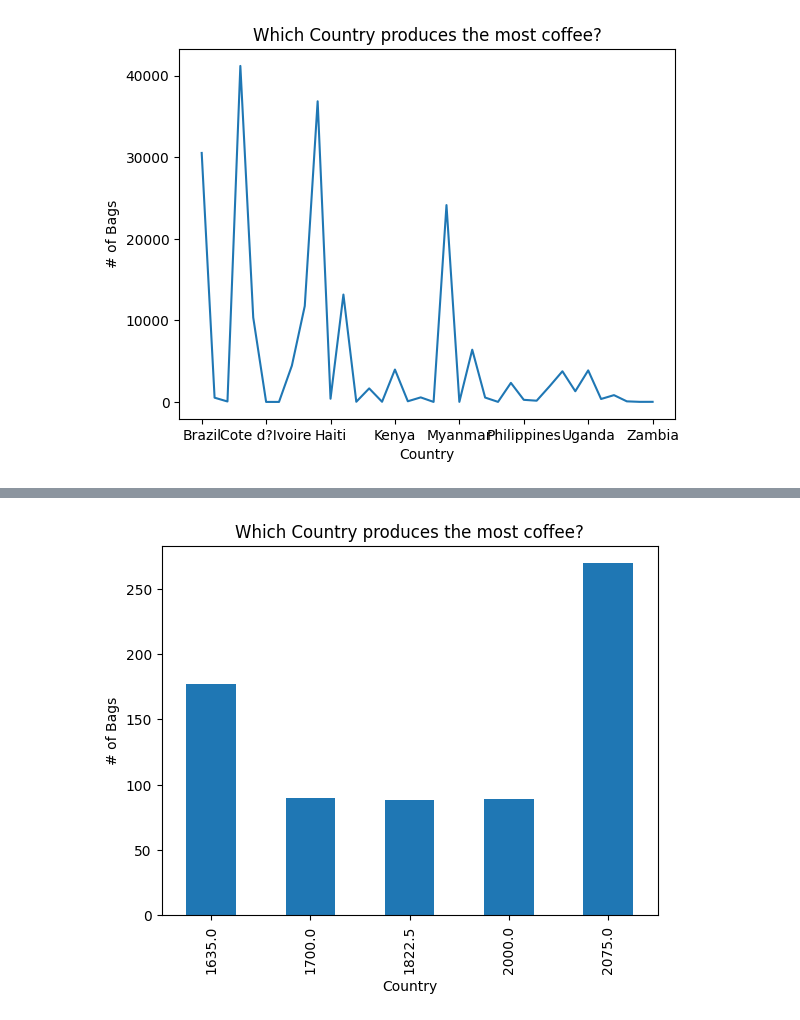
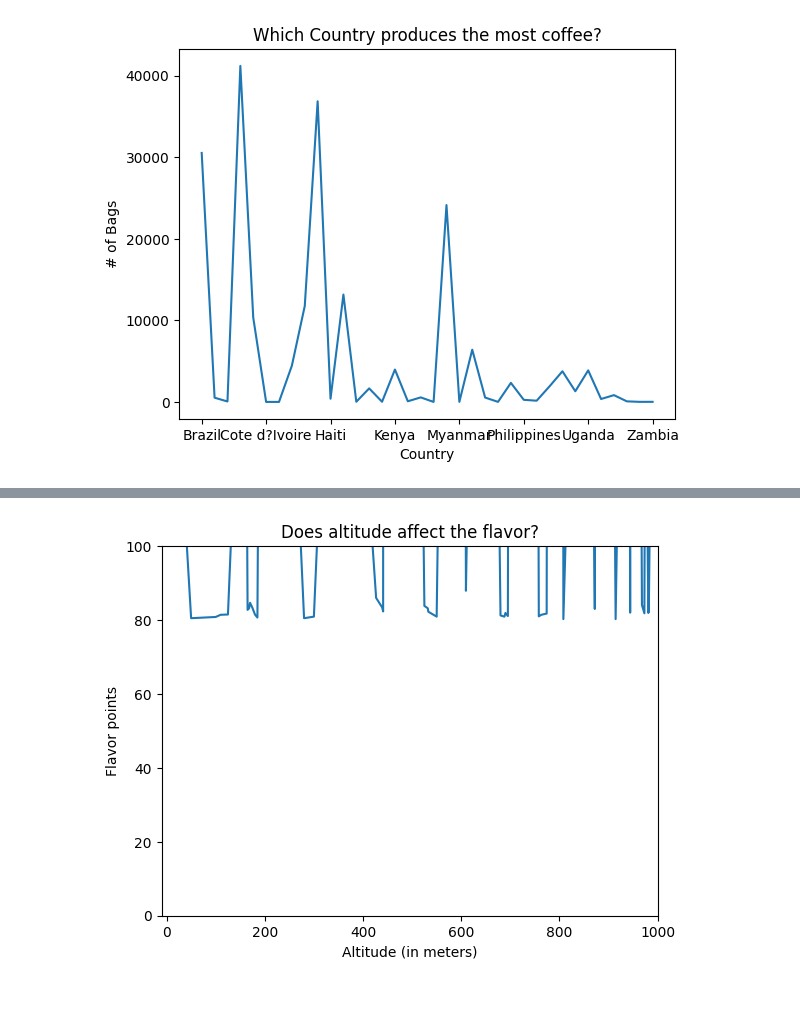
Before and after one commit to jadams1313/DS220Repo, a Jupyter notebook: DS220_Project2 (finished EDA).ipynb, the cells around one changed output, grey strips where cells are left out. Saved outputs shown, nothing was run; the diff lists cells and outputs as text; code cells hidden in the pictures.

```diff
--- a/DS220_Project2 (finished EDA).ipynb
+++ b/DS220_Project2 (finished EDA).ipynb
@@ -134,14 +151,16 @@ Altitude = Coffee.head(10)[['altitude_mean_meters','Total.Cup.Points']]
 # %%
-MostCoffee = Coffee.head(10)[['altitude_mean_meters','Total.Cup.Points']]
+AltitudeTotalScore= Coffee[['altitude_mean_meters','Total.Cup.Points']]
 
-df = pd.DataFrame(MostCoffee)
+df = pd.DataFrame(AltitudeTotalScore)
 
 grouped_df = df.groupby('altitude_mean_meters')['Total.Cup.Points'].sum()
 
 # Plotting using Matplotlib and Pandas
-grouped_df.plot(x='altitude_mean_meters', y='Total.Cup.Points', kind='bar', title='Which Country produces the most coffee?')
-plt.xlabel('Country')
-plt.ylabel('# of Bags')
+grouped_df.plot(x='altitude_mean_meters', y='Total.Cup.Points', kind='line', title='Does altitude affect the flavor?')
+plt.xlabel('Altitude (in meters)')
+plt.ylabel('Flavor points')
+plt.xlim(-10, 1000)
+plt.ylim(0,100)
 plt.show()
 # %% [output]
-[figure, old version]
+[figure, new version]
```
Also changed, not shown: parts of 3 cells of this notebook.
